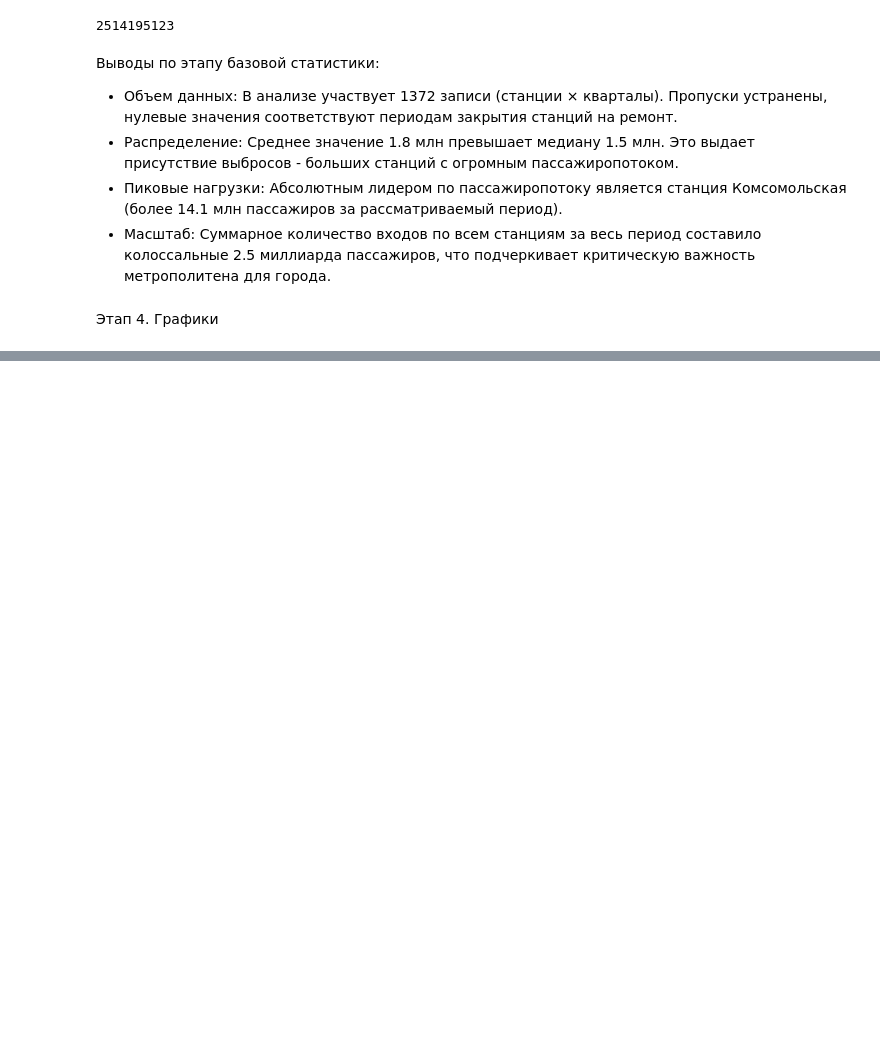
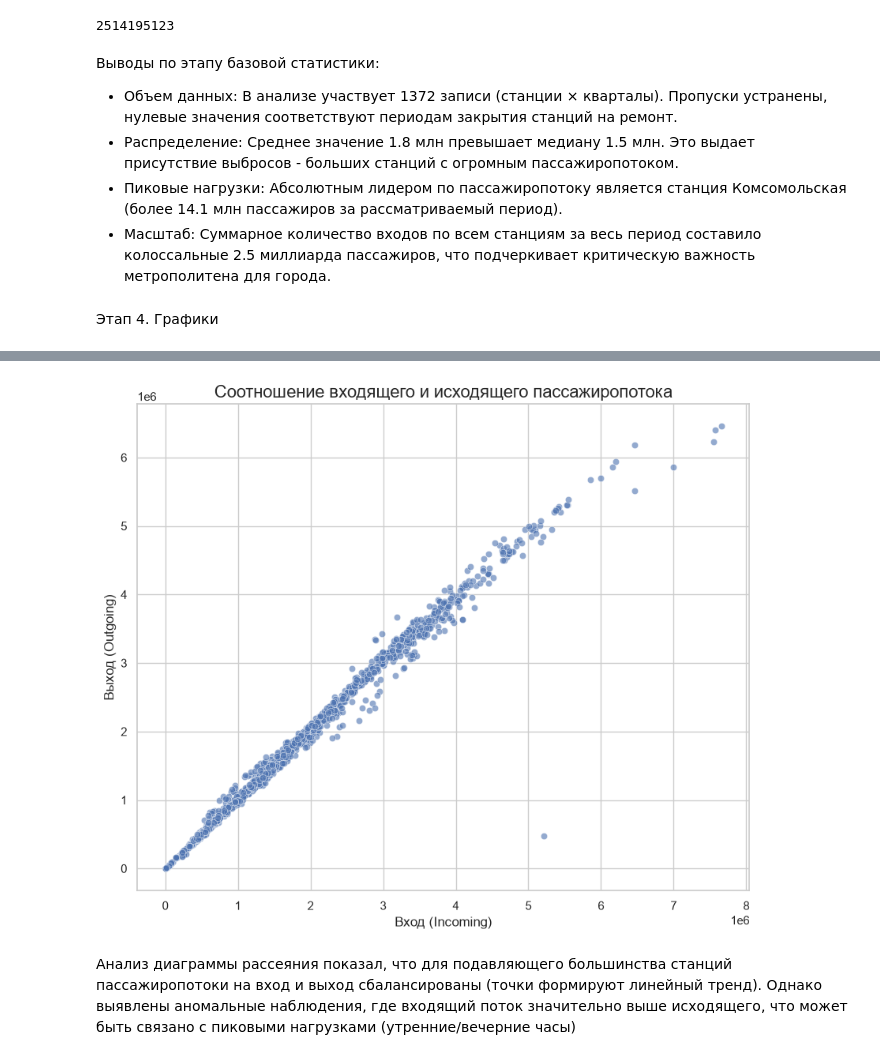
Before and after one commit to m-yastreb/python-practice-analysis, a Jupyter notebook: missing_values_project/moscow_metro_passenger_flow_analysis.ipynb, the cells around one changed output, grey strips where cells are left out. Saved outputs shown, nothing was run; the diff lists cells and outputs as text; code cells hidden in the pictures; blank space fills up the shorter version.

```diff
--- a/missing_values_project/moscow_metro_passenger_flow_analysis.ipynb
+++ b/missing_values_project/moscow_metro_passenger_flow_analysis.ipynb
@@ -197,12 +190,15 @@ plt.show()
 # %%
 plt.figure(figsize=(10, 8))
 
 # Точечный график
-sns.scatterplot(data=df, x='IncomingPassengers', y='OutgoingPassengers', alpha=0.6)
+sns.scatterplot(data=df, x='Входы пассажиров', y='Выходы пассажиров', alpha=0.6)
 
 plt.title('Соотношение входящего и исходящего пассажиропотока', fontsize=16)
 plt.xlabel('Вход (Incoming)', fontsize=12)
 plt.ylabel('Выход (Outgoing)', fontsize=12)
 
-# Можно добавить линию тренда (пунктиром)
 plt.show()
+# %% [output]
+[figure, added]
+# %% [markdown]
+Анализ диаграммы рассеяния показал, что для подавляющего большинства станций пассажиропотоки на вход и выход сбалансированы (точки формируют линейный тренд). Однако выявлены аномальные наблюдения, где входящий поток значительно выше исходящего, что может быть связано с пиковыми нагрузками (утренние/вечерние часы)
```
Also changed, not shown: parts of 5 cells of this notebook.
